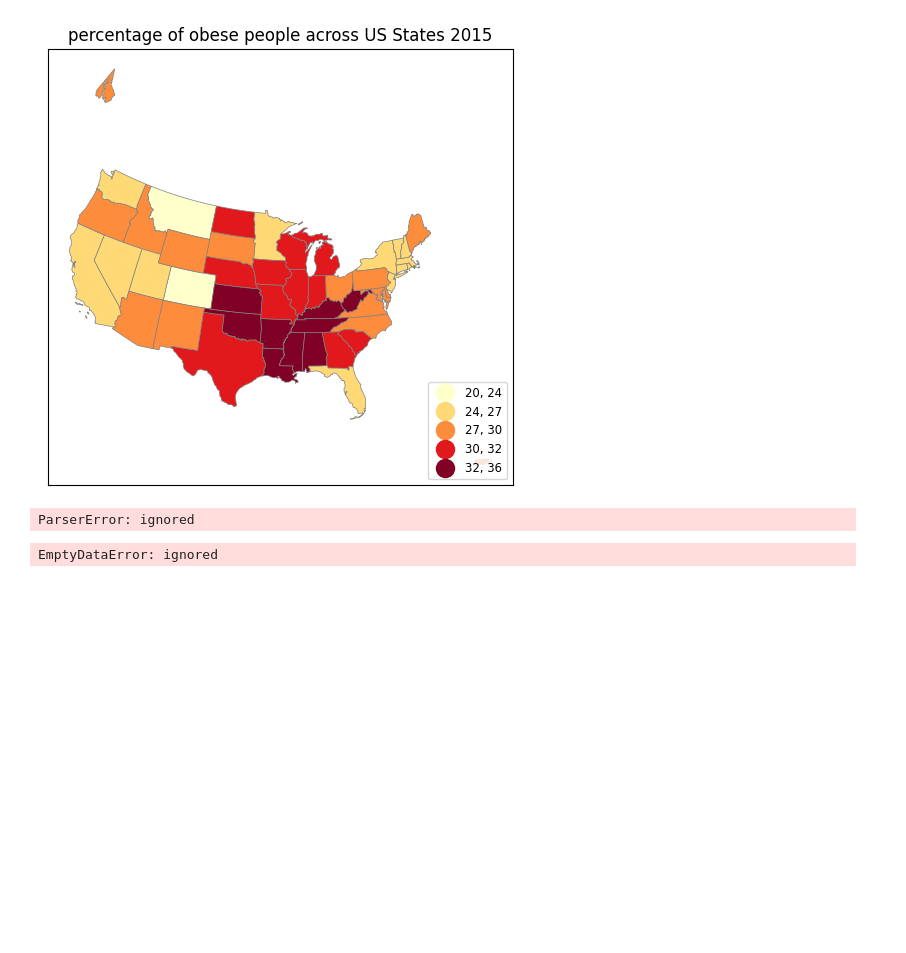
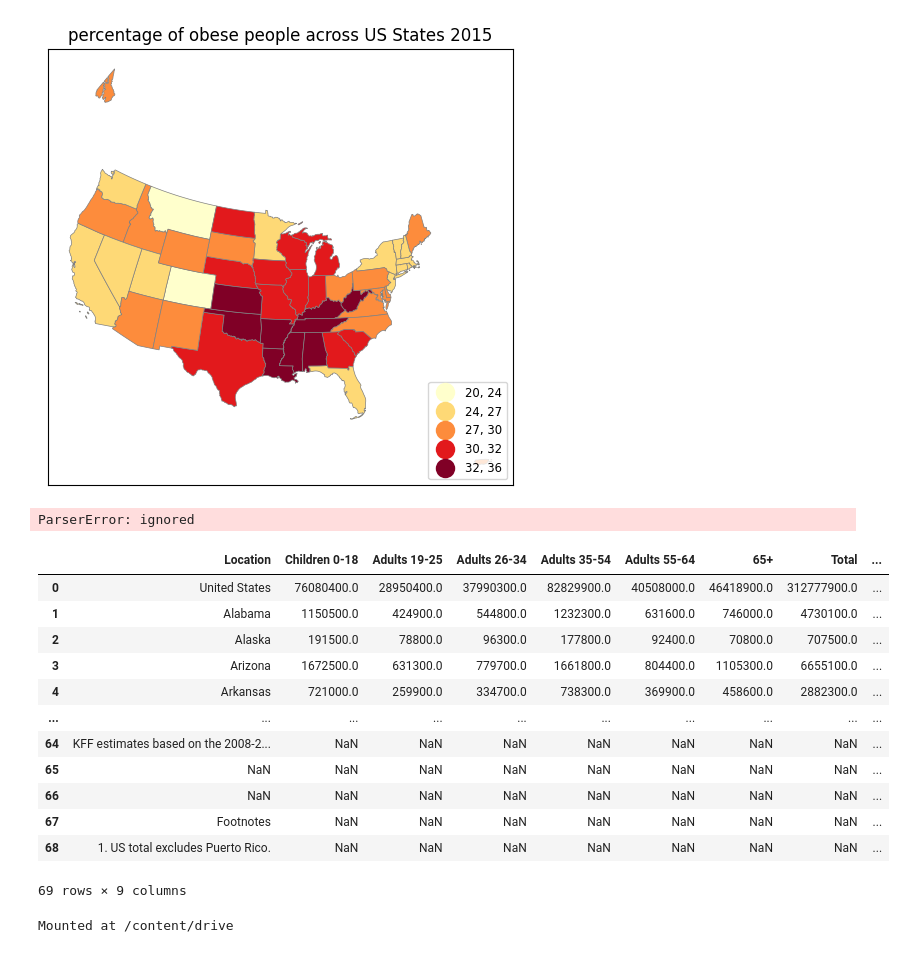
Before and after one commit to kpatwa153/gis, a Jupyter notebook: map.ipynb, the cells around one changed output. Cells and saved outputs as stored; diff of their text form; code cells hidden in the pictures; blank space fills up the shorter version.

```diff
--- a/map.ipynb
+++ b/map.ipynb
@@ -114,6 +116,23 @@ ParserError: ignored
 # %%
-! wget -q -O us_population_number.csv https://drive.google.com/uc?export=download&id=1GW0DbrvRl0umJrB7Q03Z3Vj7vB0jVIvy
-df = pd.read_csv("us_population_number.csv")
+! wget -q -O population_distribution_by_age_number_2015.csv "https://drive.google.com/uc?export=download&id=1UGWwj7_AY0FuCp04ICaqCNII-FYh_dlh"
+df = pd.read_csv("population_distribution_by_age_number_2015.csv")
 df
 # %% [output]
+|  | Location | Children 0-18 | Adults 19-25 | Adults 26-34 | Adults 35-54 | Adults 55-64 | 65+ | Total | ... |
+| 0 | United States | 76080400.0 | 28950400.0 | 37990300.0 | 82829900.0 | 40508000.0 | 46418900.0 | 312777900.0 | ... |
+| 1 | Alabama | 1150500.0 | 424900.0 | 544800.0 | 1232300.0 | 631600.0 | 746000.0 | 4730100.0 | ... |
+| 2 | Alaska | 191500.0 | 78800.0 | 96300.0 | 177800.0 | 92400.0 | 70800.0 | 707500.0 | ... |
+| 3 | Arizona | 1672500.0 | 631300.0 | 779700.0 | 1661800.0 | 804400.0 | 1105300.0 | 6655100.0 | ... |
+| 4 | Arkansas | 721000.0 | 259900.0 | 334700.0 | 738300.0 | 369900.0 | 458600.0 | 2882300.0 | ... |
+| ... | ... | ... | ... | ... | ... | ... | ... | ... | ... |
+| 64 | KFF estimates based on the 2008-2... | NaN | NaN | NaN | NaN | NaN | NaN | NaN | ... |
+| 65 | NaN | NaN | NaN | NaN | NaN | NaN | NaN | NaN | ... |
+| 66 | NaN | NaN | NaN | NaN | NaN | NaN | NaN | NaN | ... |
+| 67 | Footnotes | NaN | NaN | NaN | NaN | NaN | NaN | NaN | ... |
+| 68 | 1. US total excludes Puerto Rico. | NaN | NaN | NaN | NaN | NaN | NaN | NaN | ... |
-EmptyDataError: ignored
+69 rows × 9 columns
+# %%
+from google.colab import drive
+drive.mount('/content/drive')
+# %% [output]
+Mounted at /content/drive
```
Also changed, not shown: parts of 2 cells of this notebook.
